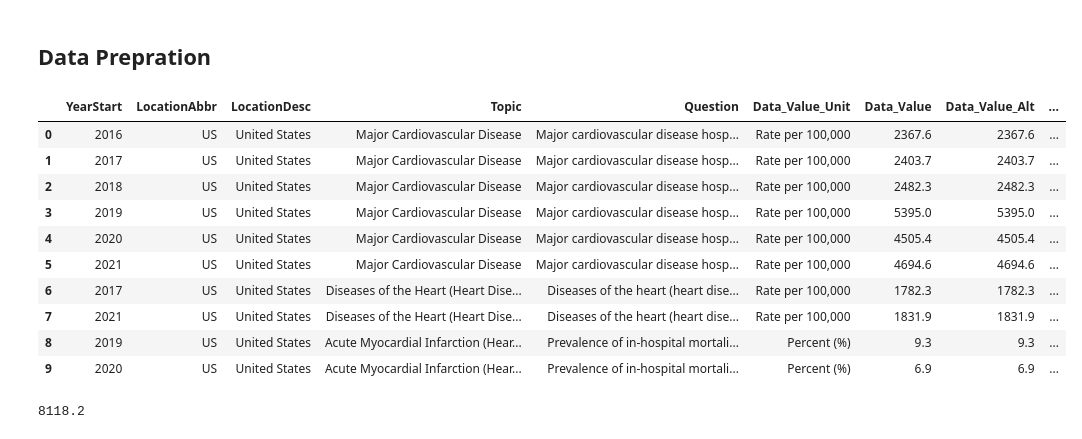
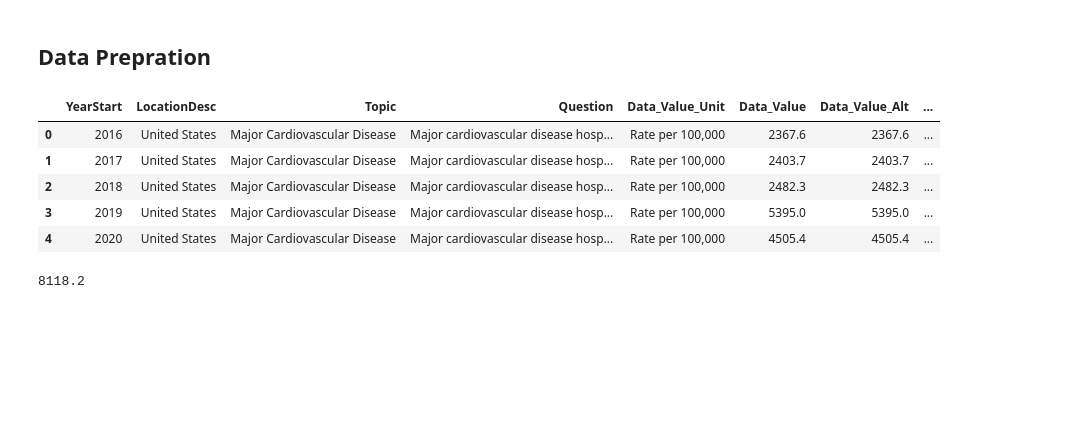
Before and after one commit to Kareem3laa2/Medicare, a Jupyter notebook: Medicare.ipynb, the cells around one changed output. Drawn from its saved outputs; the diff is of its cells as text; code cells hidden in the pictures; blank space fills up the shorter version.

```diff
--- a/Medicare.ipynb
+++ b/Medicare.ipynb
@@ -252,21 +252,16 @@ Prevalence of in-hospital mortality among heart failure hospitalizations, Medica
 # %% [markdown]
 ## Data Prepration
 # %%
-data.drop(columns=['RowId','PriorityArea1','PriorityArea2','PriorityArea3','PriorityArea4' , 'Class','Data_Value_Footnote_Symbol' , 'Data_Value_Footnote','Data_Value_TypeID','Data_Value_Type','DataSource'],inplace=True)
+data.drop(columns=['RowId','PriorityArea1','PriorityArea2','PriorityArea3','PriorityArea4' , 'Class','Data_Value_Footnote_Symbol' , 'Data_Value_Footnote','Data_Value_TypeID','Data_Value_Type','DataSource','LocationAbbr'],inplace=True)
 # %%
-data.head(10)
+data.head(5)
 # %% [output]
-|  | YearStart | LocationAbbr | LocationDesc | Topic | Question | Data_Value_Unit | Data_Value | Data_Value_Alt | ... |
-| 0 | 2016 | US | United States | Major Cardiovascular Disease | Major cardiovascular disease hosp... | Rate per 100,000 | 2367.6 | 2367.6 | ... |
-| 1 | 2017 | US | United States | Major Cardiovascular Disease | Major cardiovascular disease hosp... | Rate per 100,000 | 2403.7 | 2403.7 | ... |
-| 2 | 2018 | US | United States | Major Cardiovascular Disease | Major cardiovascular disease hosp... | Rate per 100,000 | 2482.3 | 2482.3 | ... |
-| 3 | 2019 | US | United States | Major Cardiovascular Disease | Major cardiovascular disease hosp... | Rate per 100,000 | 5395.0 | 5395.0 | ... |
-| 4 | 2020 | US | United States | Major Cardiovascular Disease | Major cardiovascular disease hosp... | Rate per 100,000 | 4505.4 | 4505.4 | ... |
-| 5 | 2021 | US | United States | Major Cardiovascular Disease | Major cardiovascular disease hosp... | Rate per 100,000 | 4694.6 | 4694.6 | ... |
-| 6 | 2017 | US | United States | Diseases of the Heart (Heart Dise... | Diseases of the heart (heart dise... | Rate per 100,000 | 1782.3 | 1782.3 | ... |
-| 7 | 2021 | US | United States | Diseases of the Heart (Heart Dise... | Diseases of the heart (heart dise... | Rate per 100,000 | 1831.9 | 1831.9 | ... |
-| 8 | 2019 | US | United States | Acute Myocardial Infarction (Hear... | Prevalence of in-hospital mortali... | Percent (%) | 9.3 | 9.3 | ... |
-| 9 | 2020 | US | United States | Acute Myocardial Infarction (Hear... | Prevalence of in-hospital mortali... | Percent (%) | 6.9 | 6.9 | ... |
+|  | YearStart | LocationDesc | Topic | Question | Data_Value_Unit | Data_Value | Data_Value_Alt | ... |
+| 0 | 2016 | United States | Major Cardiovascular Disease | Major cardiovascular disease hosp... | Rate per 100,000 | 2367.6 | 2367.6 | ... |
+| 1 | 2017 | United States | Major Cardiovascular Disease | Major cardiovascular disease hosp... | Rate per 100,000 | 2403.7 | 2403.7 | ... |
+| 2 | 2018 | United States | Major Cardiovascular Disease | Major cardiovascular disease hosp... | Rate per 100,000 | 2482.3 | 2482.3 | ... |
+| 3 | 2019 | United States | Major Cardiovascular Disease | Major cardiovascular disease hosp... | Rate per 100,000 | 5395.0 | 5395.0 | ... |
+| 4 | 2020 | United States | Major Cardiovascular Disease | Major cardiovascular disease hosp... | Rate per 100,000 | 4505.4 | 4505.4 | ... |
 # %%
 data[data.Data_Value_Unit == 'Rate per 100,000']['Data_Value'].max()
 # %% [output]
```
Also changed, not shown: parts of 43 cells of this notebook, 4 other files.
